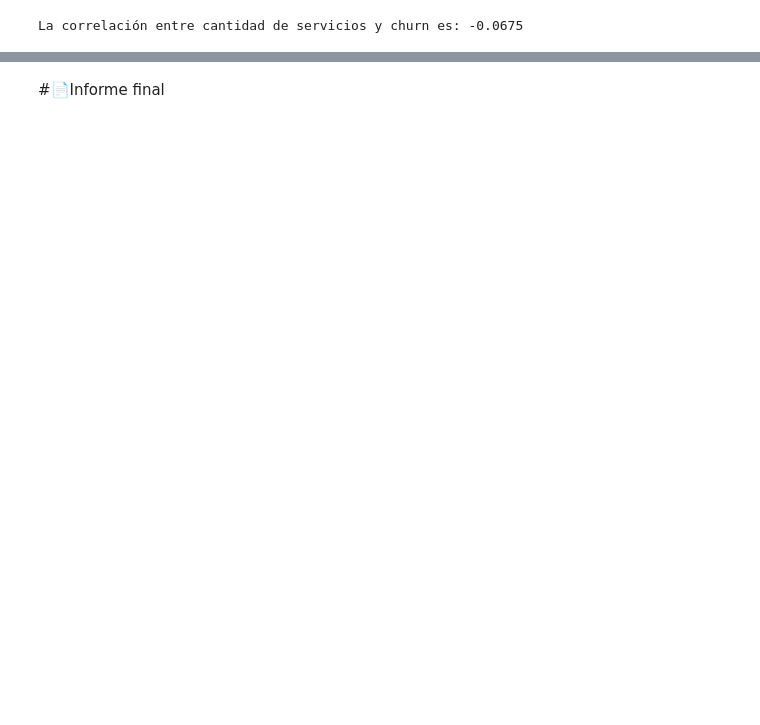
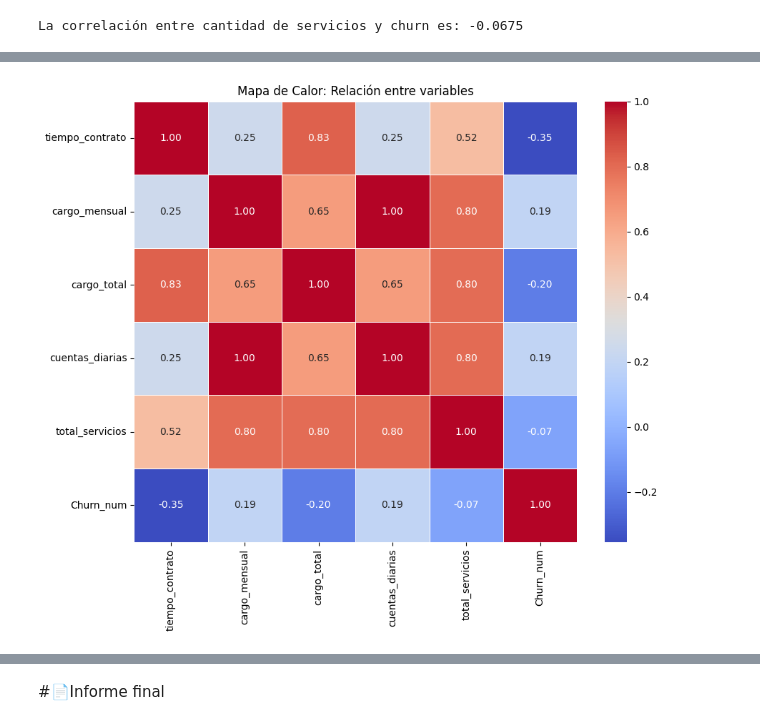
Before and after one commit to rociocelestial/Challenge2-Data-Science, a Jupyter notebook: TelecomX_LATAM.ipynb, the cells around one changed output, grey strips where cells are left out. Drawn from its saved outputs; the diff is of its cells as text; code cells hidden in the pictures; blank space fills up the shorter version.

```diff
--- a/TelecomX_LATAM.ipynb
+++ b/TelecomX_LATAM.ipynb
@@ -1041,0 +1059,14 @@ La correlación entre cantidad de servicios y churn es: -0.0675
+# %%
+import seaborn as sns
+import matplotlib.pyplot as plt
+
+# Configuramos el tamaño del gráfico
+plt.figure(figsize=(10, 8))
+
+# Creamos el mapa de calor, excluyendo columnas no numéricas de la correlación
+sns.heatmap(df.corr(numeric_only=True), annot=True, cmap='coolwarm', fmt=".2f", linewidths=0.5)
+
+plt.title('Mapa de Calor: Relación entre variables')
+plt.show()
+# %% [output]
+[figure, added]
```
Also changed, not shown: parts of 23 cells of this notebook.
